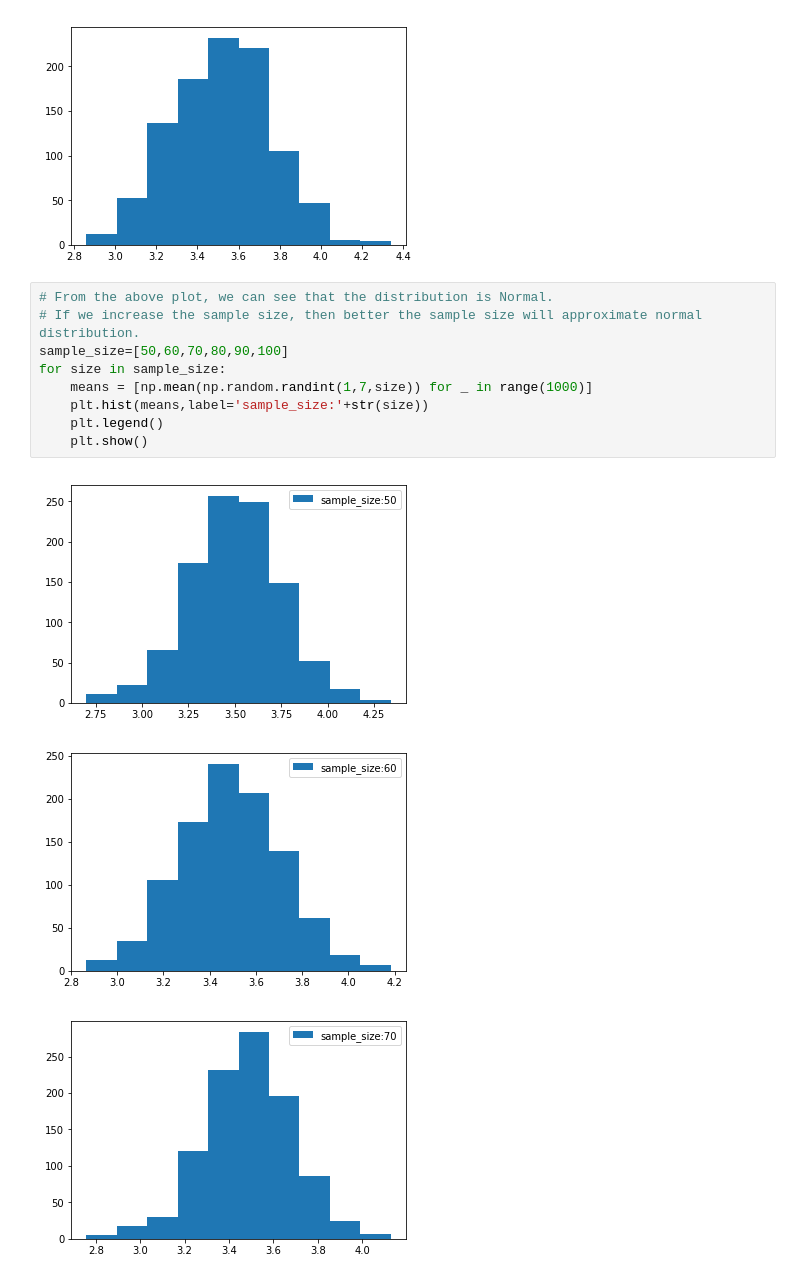
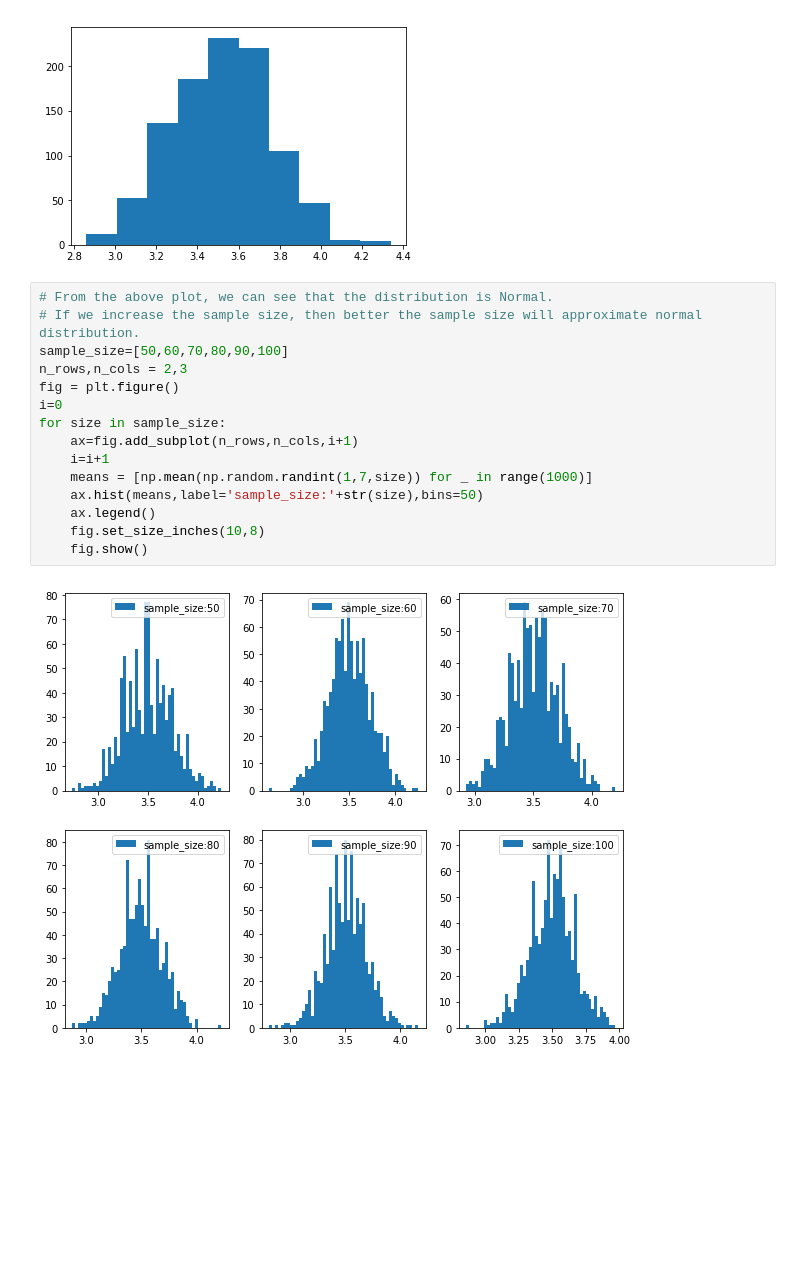
Before and after one commit to sanketg186/DataScience, a Jupyter notebook: Probability.ipynb, the cells around one changed output. Drawn from its saved outputs; the diff is of its cells as text; blank space fills up the shorter version.

```diff
--- a/Probability.ipynb
+++ b/Probability.ipynb
@@ -138,13 +138,17 @@ plt.show()
 # %%
 # From the above plot, we can see that the distribution is Normal.
 # If we increase the sample size, then better the sample size will approximate normal distribution.
 sample_size=[50,60,70,80,90,100]
+n_rows,n_cols = 2,3
+fig = plt.figure()
+i=0
 for size in sample_size:
+    ax=fig.add_subplot(n_rows,n_cols,i+1)
+    i=i+1
     means = [np.mean(np.random.randint(1,7,size)) for _ in range(1000)]
-    plt.hist(means,label='sample_size:'+str(size))
-    plt.legend()
-    plt.show()
+    ax.hist(means,label='sample_size:'+str(size),bins=50)
+    ax.legend()
+    fig.set_size_inches(10,8)
+    fig.show()
 # %% [output]
-[figure, old version]
+[figure, new version]
-[figure, removed]
-[figure, removed]
```
Also changed, not shown: parts of 5 cells of this notebook.
